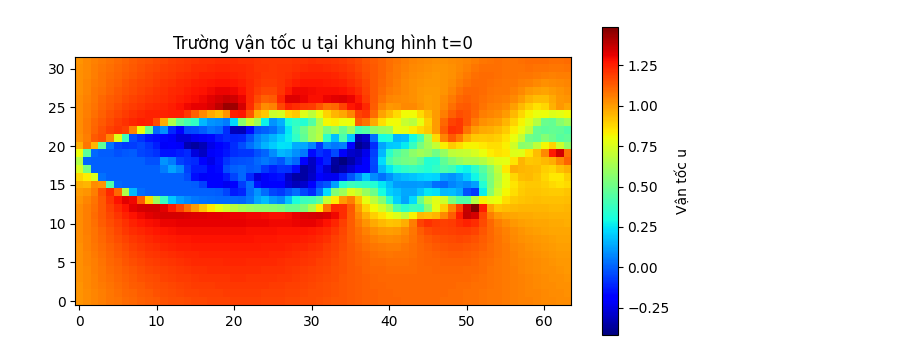
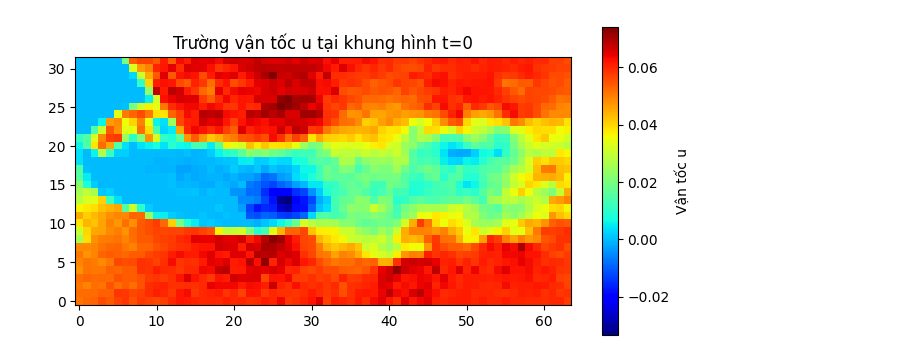
Before and after one commit to nthday-jpg/realpde, a Jupyter notebook: notebook/visualize.ipynb, the cells around one changed output. Drawn from its saved outputs; the diff is of its cells as text; code cells hidden in the pictures.

```diff
--- a/notebook/visualize.ipynb
+++ b/notebook/visualize.ipynb
@@ -1,18 +1,28 @@
 # %%
+import sys
+from pathlib import Path
+_cwd = Path.cwd()
+REPO_ROOT = _cwd.parent if _cwd.name == "notebook" else _cwd
+for _p in (REPO_ROOT / "src", REPO_ROOT):
+    _s = str(_p)
+    _ok = _s not in sys.path
+    _x = sys.path.insert(0, _s) if _ok else None
 import matplotlib.pyplot as plt
 from load_baseline import make_example_input
 
 # 1. Đọc thử 1 file dữ liệu thực tế
-x = make_example_input("data/train_sim/27975_15.h5") # Shape: (1, 20, 32, 64, 3)
+_h5 = REPO_ROOT / "data" / "train_real" / "3750_20.h5"
+assert _h5.exists(), f"missing {_h5}"
+x = make_example_input(str(_h5)) # Shape: (1, 20, 32, 64, 3)
 
 # 2. Lấy ra khung hình đầu tiên (t = 0), kênh vận tốc u (c = 0)
 u_frame0 = x[0, 0, :, :, 0].cpu().numpy() # Shape: (32, 64)
 
 # 3. Vẽ biểu đồ nhiệt (Heatmap) thể hiện trường vận tốc
 plt.figure(figsize=(8, 4))
 plt.imshow(u_frame0, cmap='jet', origin='lower')
 plt.colorbar(label='Vận tốc u')
 plt.title('Trường vận tốc u tại khung hình t=0')
 plt.show()
 # %% [output]
-[figure, old version]
+[figure, new version]
```
Also changed, not shown: parts of 2 cells of this notebook, 11 other files.
